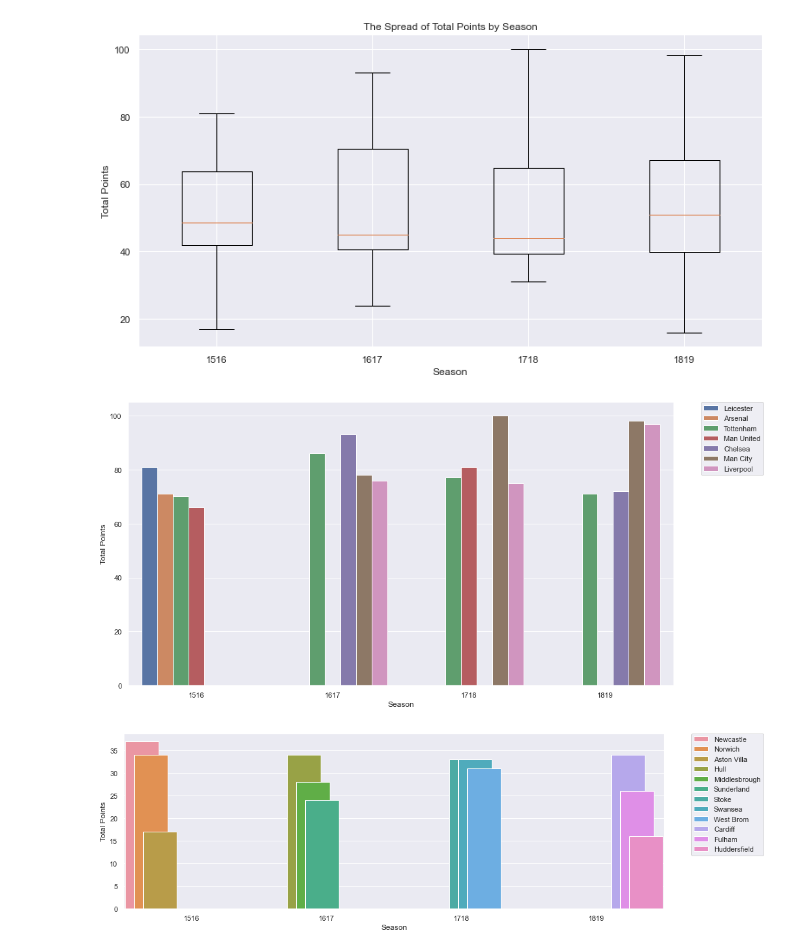
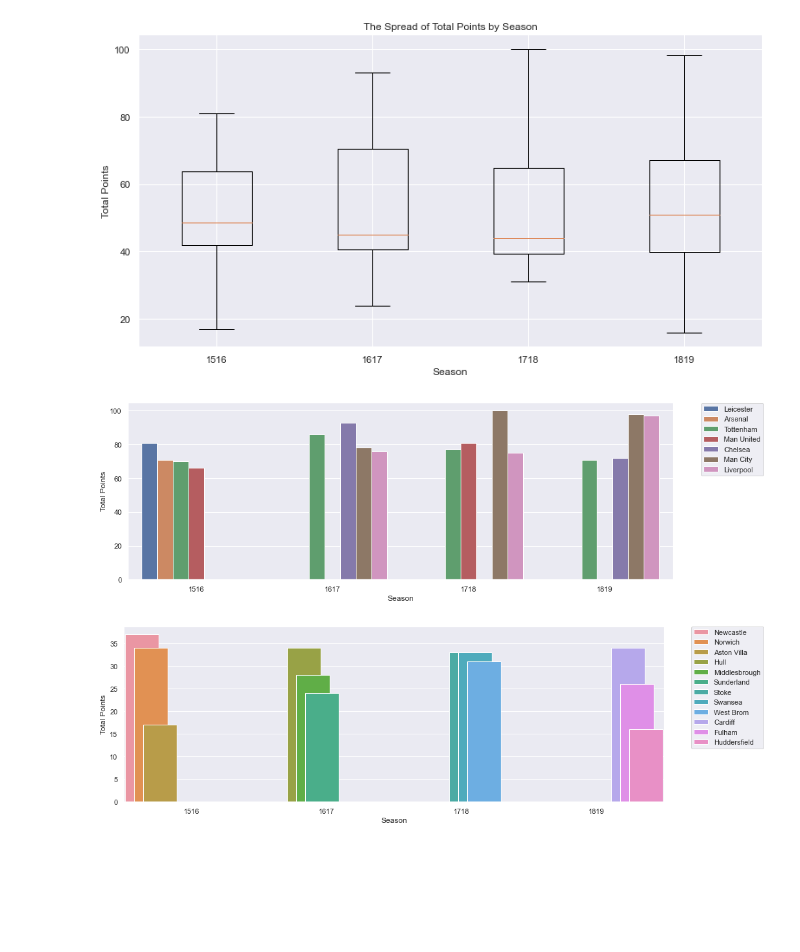
Before and after one commit to ethomps33/Premier_League_Sports_Analysis, a Jupyter notebook: Project 1.ipynb, the cells around one changed output. Cells and saved outputs as stored; diff of their text form; code cells hidden in the pictures; blank space fills up the shorter version.

Commit message:
All visualizations finished

```diff
--- a/Project 1.ipynb
+++ b/Project 1.ipynb
@@ -77,24 +78,3 @@ all_data_df
 | 378 | 12/05/2019 | Tottenham | Everton | 2 | 2 | D | 1 | 0 | ... |
 | 379 | 12/05/2019 | Watford | West Ham | 1 | 4 | A | 0 | 2 | ... |
 1520 rows × 22 columns
-# %%
-for idx, row in all_data_df.iterrows():
-    if row['FT Winner'] == 'H':
-        all_data_df.loc[idx, 'Home Points'] = 3
-        all_data_df.loc[idx, 'Away Points'] = 0
-        all_data_df.loc[idx, 'Home Win'] = 1
-        all_data_df.loc[idx, 'Away Win'] = 0
-        all_data_df.loc[idx, 'Draw'] = 0
-    elif row['FT Winner'] == 'A':
-        all_data_df.loc[idx, 'Home Points'] = 0
-        all_data_df.loc[idx, 'Away Points'] = 3
-        all_data_df.loc[idx, 'Home Win'] = 0
-        all_data_df.loc[idx, 'Away Win'] = 1
-        all_data_df.loc[idx, 'Draw'] = 0
-    elif row['FT Winner'] == 'D':
-        all_data_df.loc[idx, 'Home Points'] = 1
-        all_data_df.loc[idx, 'Away Points'] = 1
-        all_data_df.loc[idx, 'Home Win'] = 0
-        all_data_df.loc[idx, 'Away Win'] = 0
-        all_data_df.loc[idx, 'Draw'] = 1
-all_data_df
@@ -526,3 +446,0 @@ seasons = all_data_df['Season'].unique()
-# %%
-wins16['Percent Points'] = wins16['Total wins']/38
-wins16
@@ -577,10 +474,10 @@ import seaborn as sns
 # %%
-ax = sns.barplot(x='Season', y='Total Points',hue='HomeTeam', data=top_all)
 sns.set(rc={'figure.figsize':(15,5)})
-plt.legend(bbox_to_anchor=(1.05, 1), loc='upper left', borderaxespad=0.)
+top_teams = sns.barplot( data=top_all, x='Season', y='Total Points',hue='HomeTeam')
+plt.legend(bbox_to_anchor=(1.05, 1), loc='upper left', borderaxespad=0.1)
 plt.show()
 # %% [output]
-[figure, old version]
+[figure, new version]
 # %%
 
 fig, ax = plt.subplots()
```
Also changed, not shown: parts of 16 cells of this notebook.
